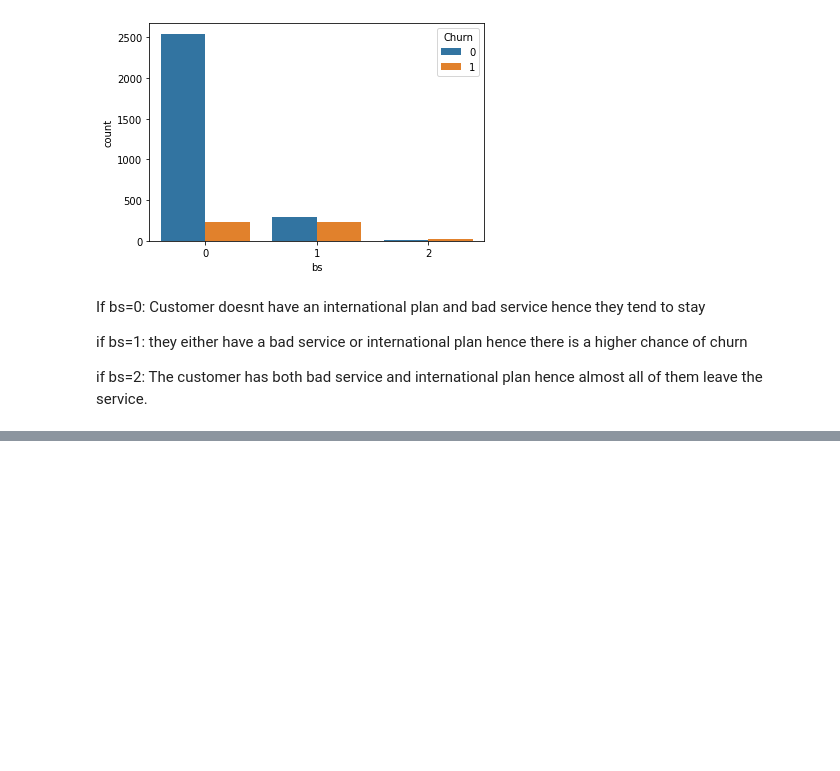
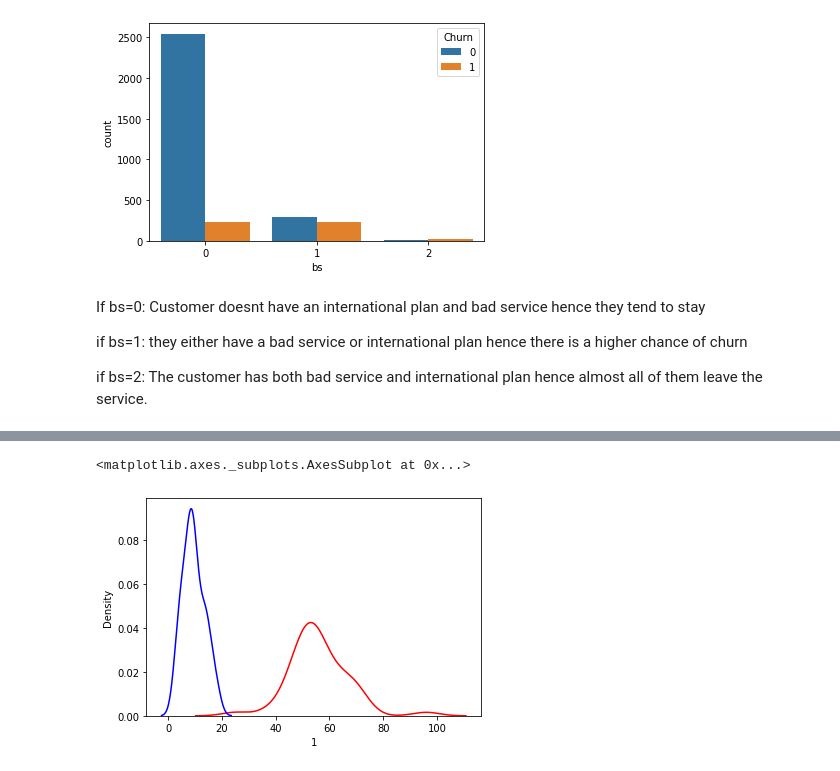
Before and after one commit to Pranavthimmaiah/Telecom-Churn-and-customer-retention-methods, a Jupyter notebook: Pranav_Thimmaiah_Team_1_Capstone_Project.ipynb, the cells around one changed output, grey strips where cells are left out. Cells and saved outputs as stored; diff of their text form; code cells hidden in the pictures; blank space fills up the shorter version.

```diff
--- a/Pranav_Thimmaiah_Team_1_Capstone_Project.ipynb
+++ b/Pranav_Thimmaiah_Team_1_Capstone_Project.ipynb
@@ -346,3 +346,6 @@ If bs=0: Customer doesnt have an international plan and bad service hence they t
 if bs=1: they either have a bad service or international plan hence there is a higher chance of churn
 
 if bs=2: The customer has both bad service and international plan hence almost all of them leave the service.
+# %%
+State_data = pd.crosstab(df["State"],df["Churn"])
+State_data['Percentage_Churn'] = State_data.apply(lambda x : x[1]*100/(x[0]+x[1]),axis = 1)
@@ -348,0 +357,6 @@ if bs=2: The customer has both bad service and international plan hence almost a
+# %%
+sns.distplot(State_data[0],color='red',hist=False)
+sns.distplot(State_data[1],color='blue',hist=False)
+# %% [output]
+<matplotlib.axes._subplots.AxesSubplot at 0x...>
+[figure, added]
```
Also changed, not shown: parts of 13 cells of this notebook.
